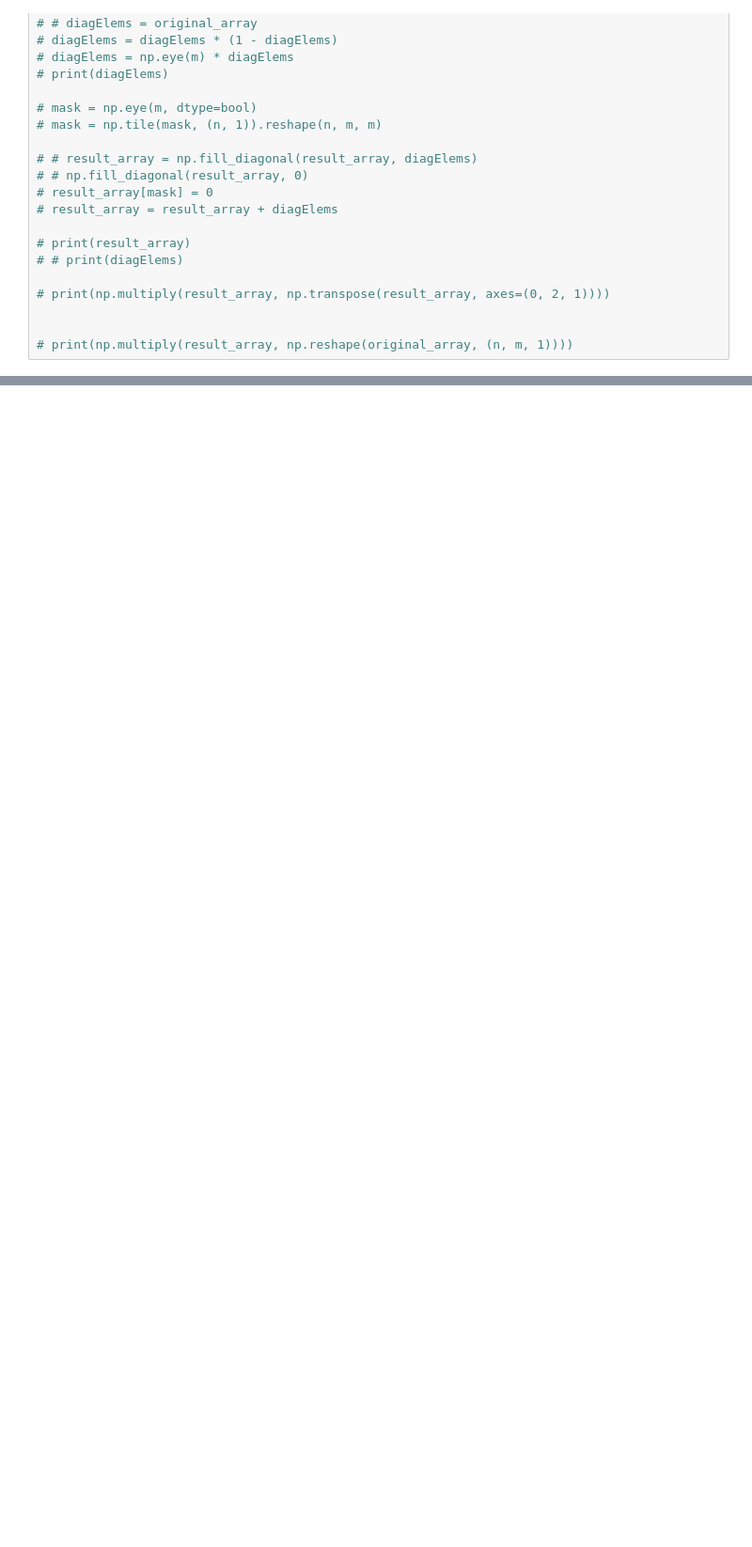
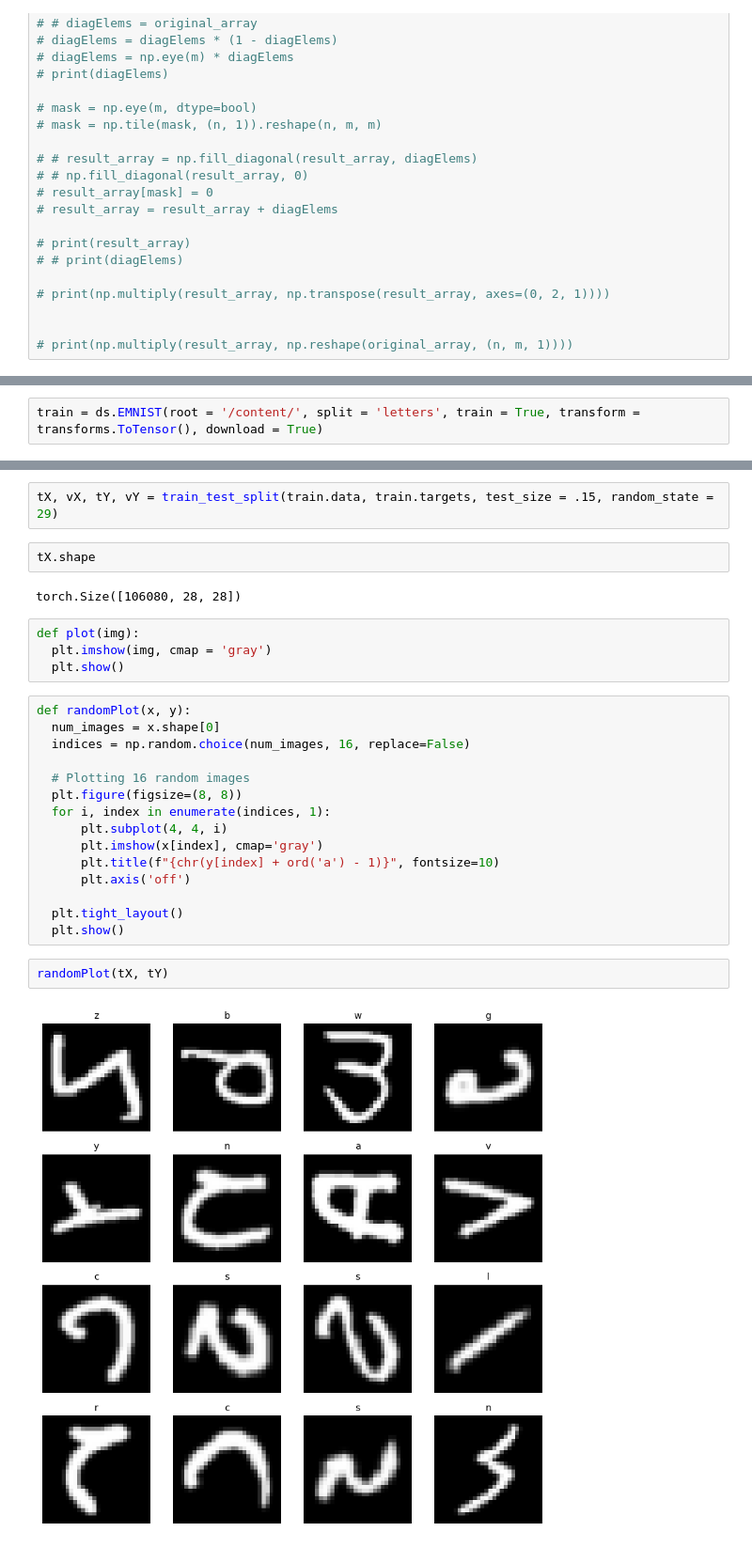
Before and after one commit to abdur-rafi/Machine-Learning-Sessional, a Jupyter notebook: 1805008.ipynb, the cells around one changed output, grey strips where cells are left out. Shown: that part at 94% size. Drawn from its saved outputs; the diff is of its cells as text; blank space fills up the shorter version.

Commit message:
load train dataset and plot random

```diff
--- a/1805008.ipynb
+++ b/1805008.ipynb
@@ -311,0 +318,2 @@ if __name__ == "__main__":
+# %%
+train = ds.EMNIST(root = '/content/', split = 'letters', train = True, transform = transforms.ToTensor(), download = True)
@@ -311,0 +342,29 @@ if __name__ == "__main__":
+# %%
+tX, vX, tY, vY = train_test_split(train.data, train.targets, test_size = .15, random_state = 29)
+# %%
+tX.shape
+# %% [output]
+torch.Size([106080, 28, 28])
+# %%
+def plot(img):
+  plt.imshow(img, cmap = 'gray')
+  plt.show()
+# %%
+def randomPlot(x, y):
+  num_images = x.shape[0]
+  indices = np.random.choice(num_images, 16, replace=False)
+
+  # Plotting 16 random images
+  plt.figure(figsize=(8, 8))
+  for i, index in enumerate(indices, 1):
+      plt.subplot(4, 4, i)
+      plt.imshow(x[index], cmap='gray')
+      plt.title(f"{chr(y[index] + ord('a') - 1)}", fontsize=10)
+      plt.axis('off')
+
+  plt.tight_layout()
+  plt.show()
+# %%
+randomPlot(tX, tY)
+# %% [output]
+[figure, added]
```
Also changed, not shown: parts of 7 cells of this notebook.
